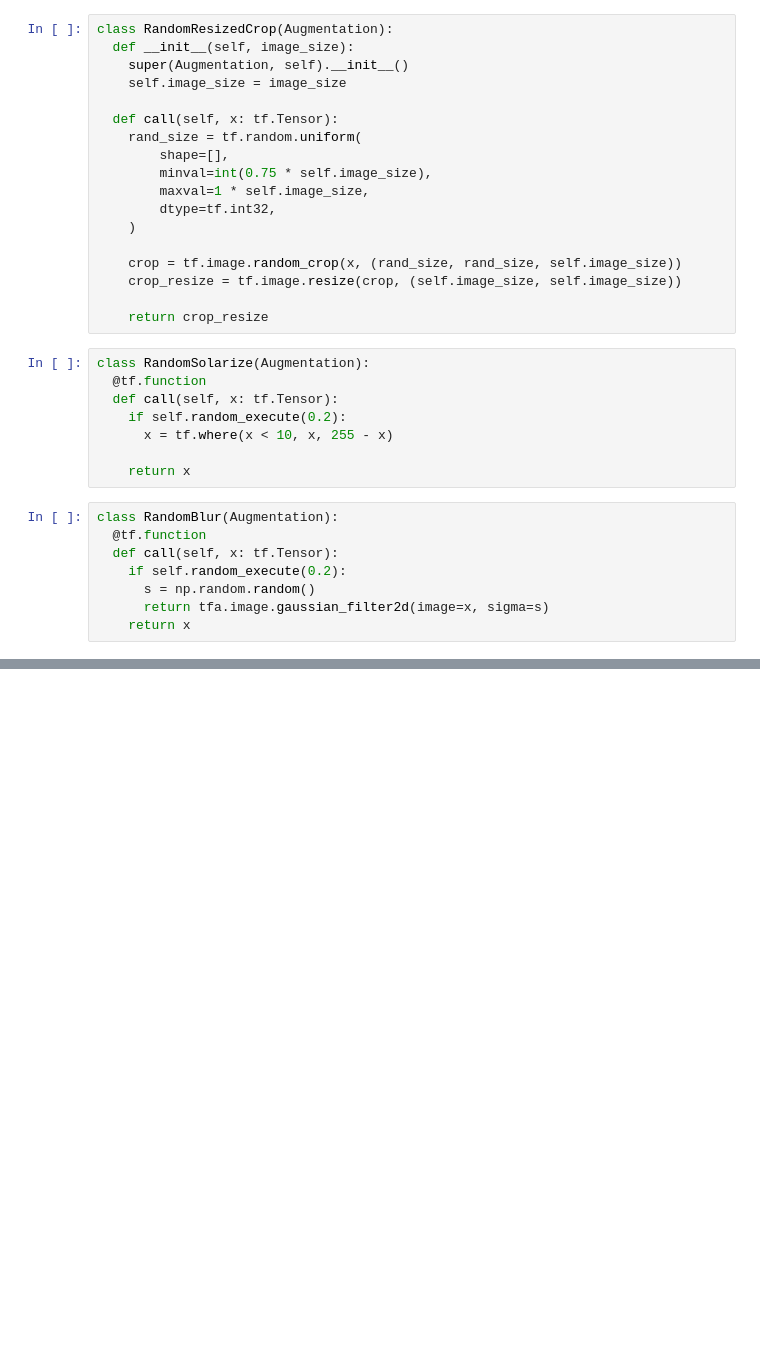
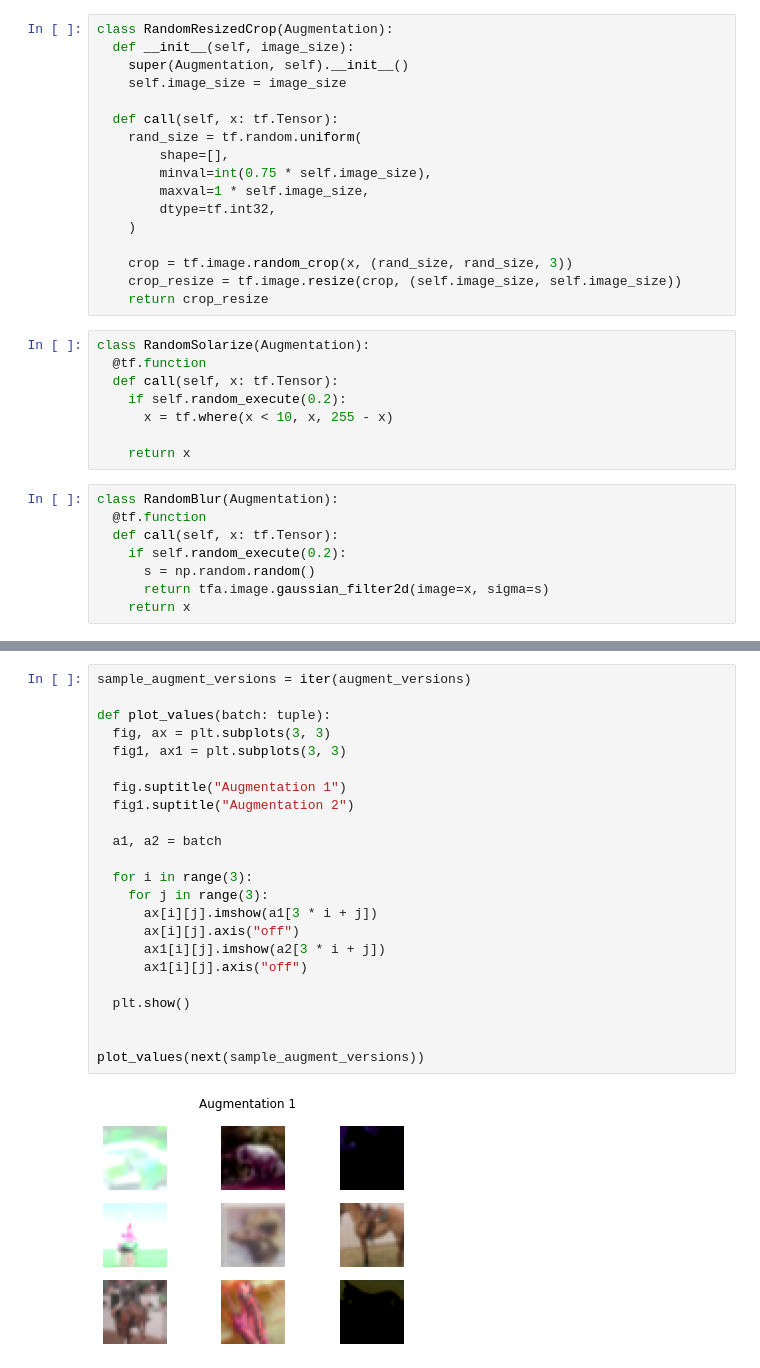
Before and after one commit to drmoon-1st/1day-1commit, a Jupyter notebook: Python AI/Barlow Twins for Contrastive SSL.ipynb, the cells around one changed output, grey strips where cells are left out. Cells and saved outputs as stored; diff of their text form; blank space fills up the shorter version.

```diff
--- a/Python AI/Barlow Twins for Contrastive SSL.ipynb
+++ b/Python AI/Barlow Twins for Contrastive SSL.ipynb
@@ -86,9 +79,8 @@ class RandomResizedCrop(Augmentation):
         dtype=tf.int32,
     )
 
-    crop = tf.image.random_crop(x, (rand_size, rand_size, self.image_size))
+    crop = tf.image.random_crop(x, (rand_size, rand_size, 3))
     crop_resize = tf.image.resize(crop, (self.image_size, self.image_size))
-
     return crop_resize
 # %%
 class RandomSolarize(Augmentation):
@@ -108,0 +151,25 @@ class RandomBlur(Augmentation):
+# %%
+sample_augment_versions = iter(augment_versions)
+
+def plot_values(batch: tuple):
+  fig, ax = plt.subplots(3, 3)
+  fig1, ax1 = plt.subplots(3, 3)
+
+  fig.suptitle("Augmentation 1")
+  fig1.suptitle("Augmentation 2")
+
+  a1, a2 = batch
+
+  for i in range(3):
+    for j in range(3):
+      ax[i][j].imshow(a1[3 * i + j])
+      ax[i][j].axis("off")
+      ax1[i][j].imshow(a2[3 * i + j])
+      ax1[i][j].axis("off")
+
+  plt.show()
+
+
+plot_values(next(sample_augment_versions))
+# %% [output]
+[figure, added]
```
Also changed, not shown: parts of 7 cells of this notebook.
